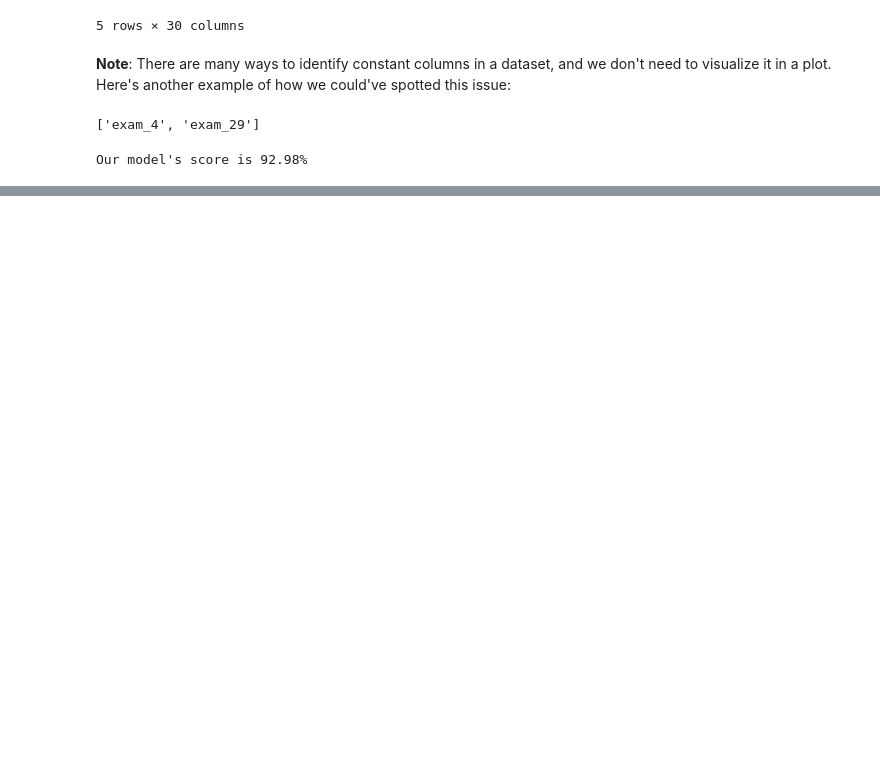
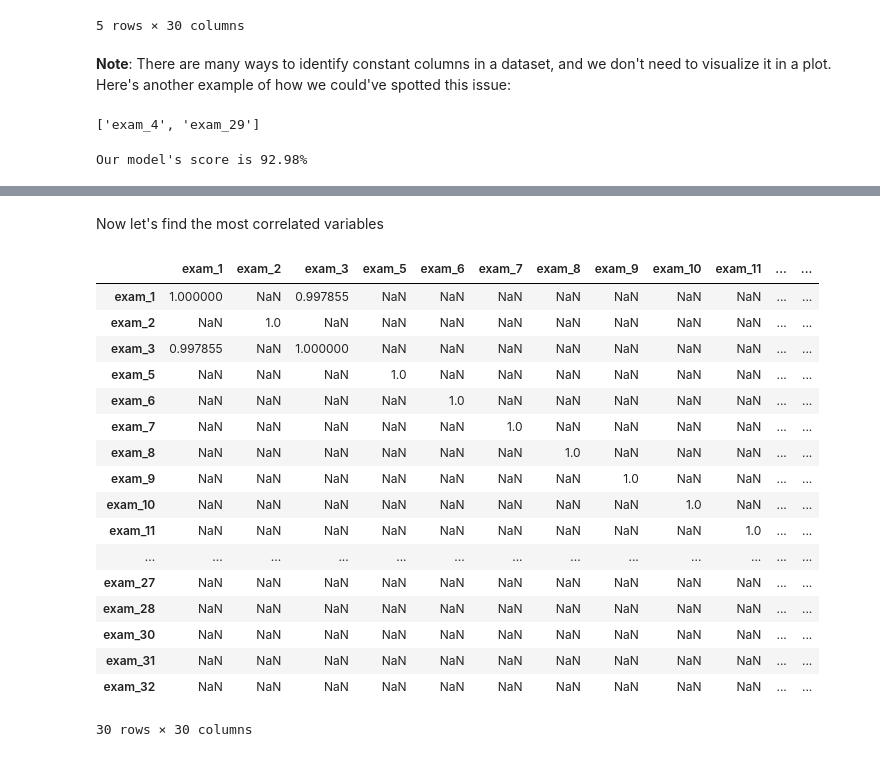
Before and after one commit to pedroheck/machine-learning-basics, a Jupyter notebook: Basics-2-dealing-with-multidimensional-data/data/cancer-diagnostics.ipynb, the cells around one changed output, grey strips where cells are left out. Saved outputs shown, nothing was run; the diff lists cells and outputs as text; code cells hidden in the pictures; blank space fills up the shorter version.

Commit message:
B-2: Eliminating highly correlated variables

```diff
--- a/Basics-2-dealing-with-multidimensional-data/data/cancer-diagnostics.ipynb
+++ b/Basics-2-dealing-with-multidimensional-data/data/cancer-diagnostics.ipynb
@@ -213,0 +223,24 @@ Our model's accuracy has been negatively impacted by these removals compared to
+# %% [markdown]
+Now let's find the most correlated variables
+# %%
+correlation_matrix_v1 = correlation_matrix[correlation_matrix>0.99]
+correlation_matrix_v1
+# %% [output]
+|  | exam_1 | exam_2 | exam_3 | exam_5 | exam_6 | exam_7 | exam_8 | exam_9 | exam_10 | exam_11 | ... | ... |
+| exam_1 | 1.000000 | NaN | 0.997855 | NaN | NaN | NaN | NaN | NaN | NaN | NaN | ... | ... |
+| exam_2 | NaN | 1.0 | NaN | NaN | NaN | NaN | NaN | NaN | NaN | NaN | ... | ... |
+| exam_3 | 0.997855 | NaN | 1.000000 | NaN | NaN | NaN | NaN | NaN | NaN | NaN | ... | ... |
+| exam_5 | NaN | NaN | NaN | 1.0 | NaN | NaN | NaN | NaN | NaN | NaN | ... | ... |
+| exam_6 | NaN | NaN | NaN | NaN | 1.0 | NaN | NaN | NaN | NaN | NaN | ... | ... |
+| exam_7 | NaN | NaN | NaN | NaN | NaN | 1.0 | NaN | NaN | NaN | NaN | ... | ... |
+| exam_8 | NaN | NaN | NaN | NaN | NaN | NaN | 1.0 | NaN | NaN | NaN | ... | ... |
+| exam_9 | NaN | NaN | NaN | NaN | NaN | NaN | NaN | 1.0 | NaN | NaN | ... | ... |
+| exam_10 | NaN | NaN | NaN | NaN | NaN | NaN | NaN | NaN | 1.0 | NaN | ... | ... |
+| exam_11 | NaN | NaN | NaN | NaN | NaN | NaN | NaN | NaN | NaN | 1.0 | ... | ... |
+| ... | ... | ... | ... | ... | ... | ... | ... | ... | ... | ... | ... | ... |
+| exam_27 | NaN | NaN | NaN | NaN | NaN | NaN | NaN | NaN | NaN | NaN | ... | ... |
+| exam_28 | NaN | NaN | NaN | NaN | NaN | NaN | NaN | NaN | NaN | NaN | ... | ... |
+| exam_30 | NaN | NaN | NaN | NaN | NaN | NaN | NaN | NaN | NaN | NaN | ... | ... |
+| exam_31 | NaN | NaN | NaN | NaN | NaN | NaN | NaN | NaN | NaN | NaN | ... | ... |
+| exam_32 | NaN | NaN | NaN | NaN | NaN | NaN | NaN | NaN | NaN | NaN | ... | ... |
+30 rows × 30 columns
```
Also changed, not shown: parts of 9 cells of this notebook.
